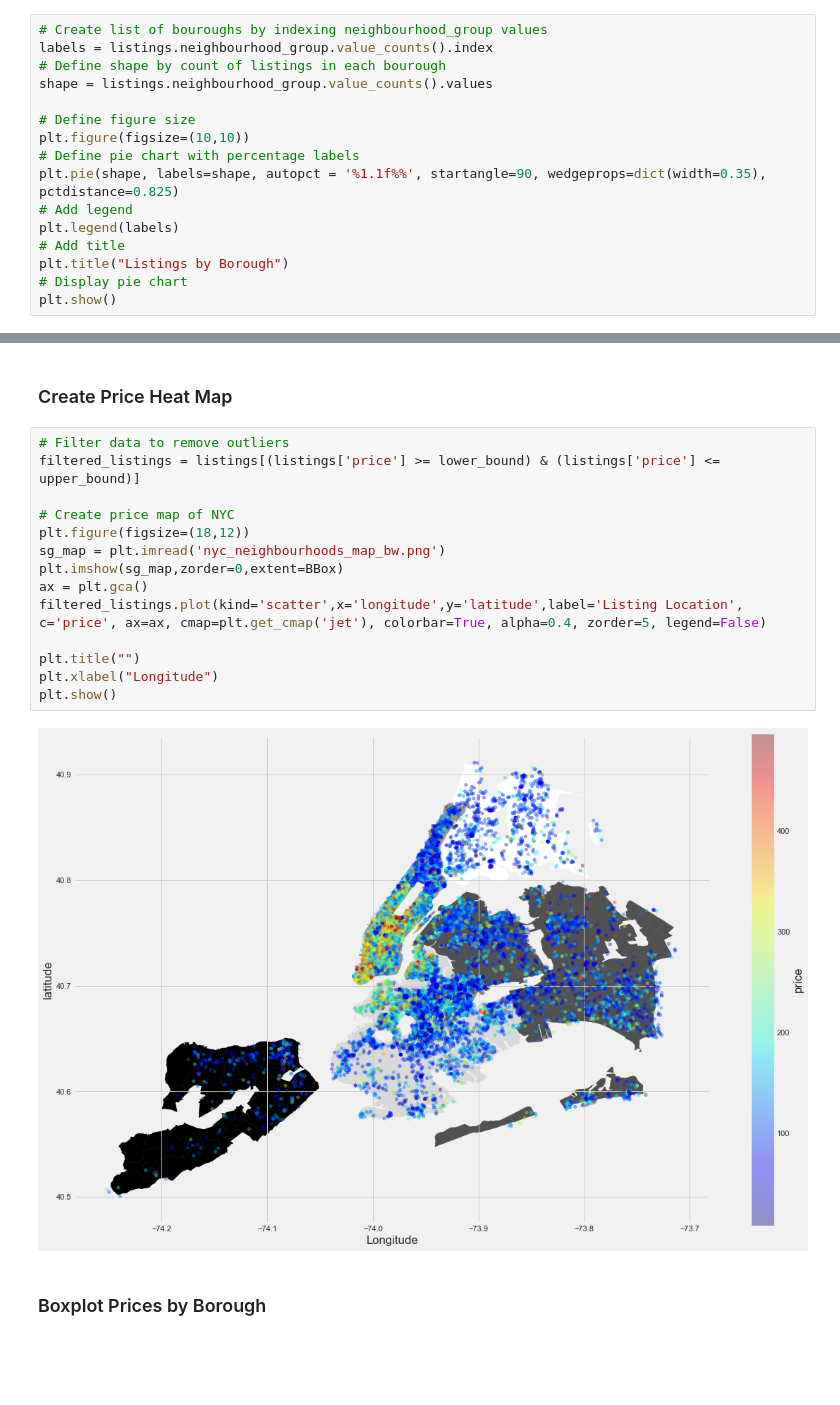
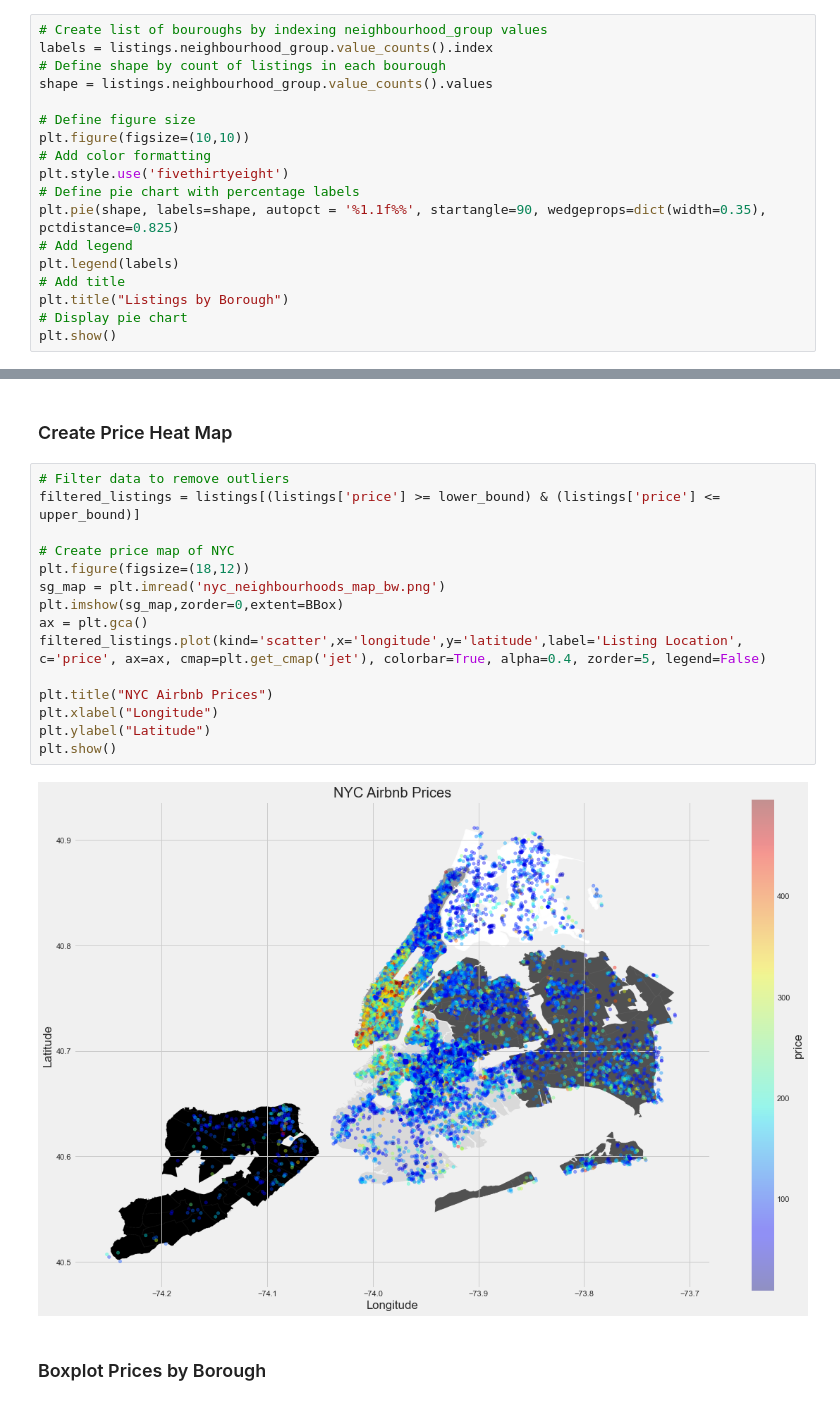
Before and after one commit to admacpherson/NYC-Airbnb-Data-Exploration, a Jupyter notebook: Airbnb NYC.ipynb, the cells around one changed output, grey strips where cells are left out. Cells and saved outputs as stored; diff of their text form; blank space fills up the shorter version.

Commit message:
Update formatting

```diff
--- a/Airbnb NYC.ipynb
+++ b/Airbnb NYC.ipynb
@@ -90,6 +90,8 @@ shape = listings.neighbourhood_group.value_counts().values
 
 # Define figure size
 plt.figure(figsize=(10,10))
+# Add color formatting
+plt.style.use('fivethirtyeight')
 # Define pie chart with percentage labels
 plt.pie(shape, labels=shape, autopct = '%1.1f%%', startangle=90, wedgeprops=dict(width=0.35), pctdistance=0.825)
 # Add legend
@@ -229,19 +232,20 @@ plt.show()
 # %%
 # Filter data to remove outliers
 filtered_listings = listings[(listings['price'] >= lower_bound) & (listings['price'] <= upper_bound)]
 
 # Create price map of NYC
 plt.figure(figsize=(18,12))
 sg_map = plt.imread('nyc_neighbourhoods_map_bw.png')
 plt.imshow(sg_map,zorder=0,extent=BBox)
 ax = plt.gca()
 filtered_listings.plot(kind='scatter',x='longitude',y='latitude',label='Listing Location', c='price', ax=ax, cmap=plt.get_cmap('jet'), colorbar=True, alpha=0.4, zorder=5, legend=False)
 
-plt.title("")
+plt.title("NYC Airbnb Prices")
 plt.xlabel("Longitude")
+plt.ylabel("Latitude")
 plt.show()
 # %% [output]
-[figure, old version]
+[figure, new version]
 # %% [markdown]
 <h3>Boxplot Prices by Borough</h3>
 # %%
```
Also changed, not shown: parts of 2 cells of this notebook.
